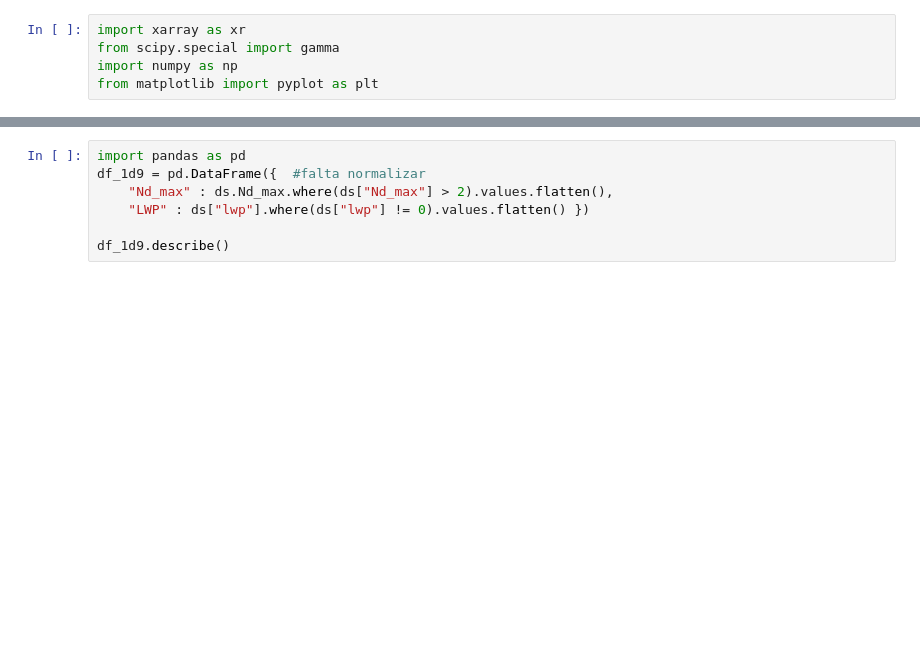
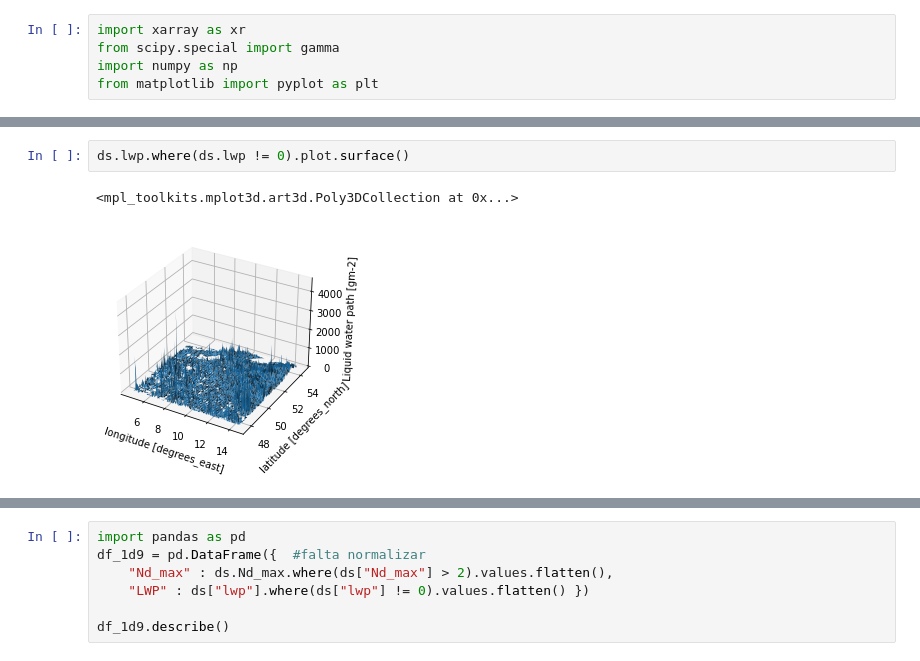
Before and after one commit to jesseniagonzalezv/ICON_RTTOV, a Jupyter notebook: code_test/Untitled.ipynb, the cells around one changed output, grey strips where cells are left out. Drawn from its saved outputs; the diff is of its cells as text; blank space fills up the shorter version.

```diff
--- a/code_test/Untitled.ipynb
+++ b/code_test/Untitled.ipynb
@@ -64,0 +70,5 @@ Data variables: (12/20)
+# %%
+ds.lwp.where(ds.lwp != 0).plot.surface()
+# %% [output]
+<mpl_toolkits.mplot3d.art3d.Poly3DCollection at 0x...>
+[figure, added]
```
Also changed, not shown: parts of 3 cells of this notebook, 3 other files.
